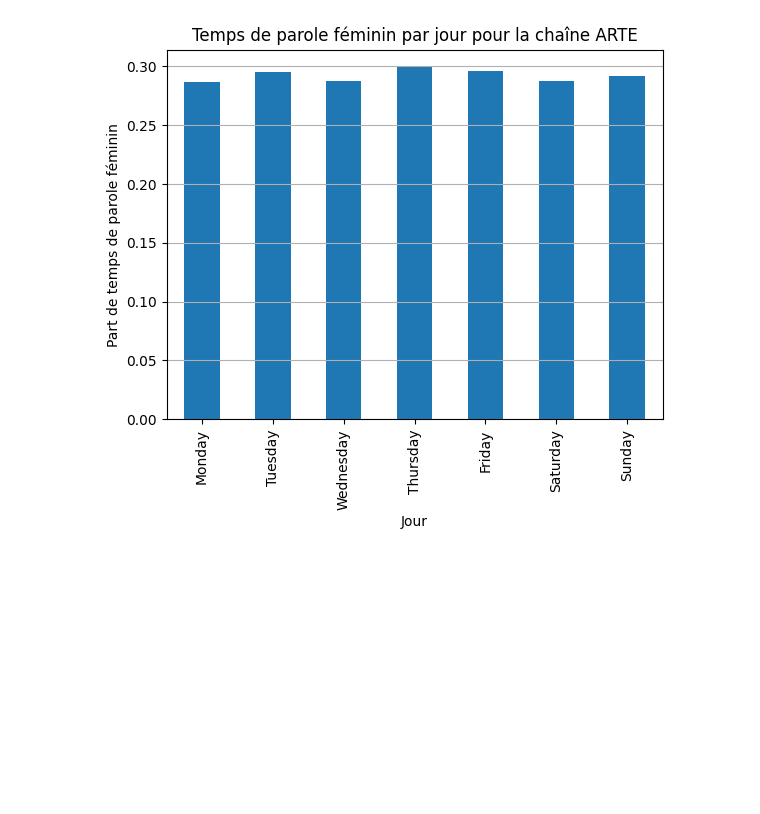
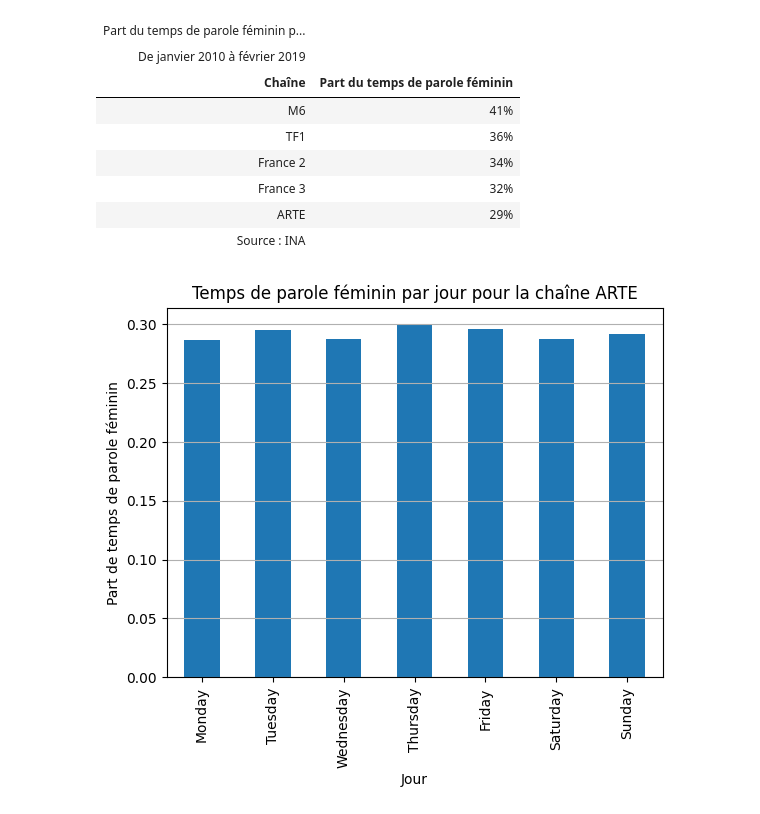
Before and after one commit to Gstrems/Projet_python_2A, a Jupyter notebook: stat_explo_parite.ipynb, the cells around one changed output. Drawn from its saved outputs; the diff is of its cells as text; code cells hidden in the pictures; blank space fills up the shorter version.

Commit message:
temps de parole feminin par chaine

```diff
--- a/stat_explo_parite.ipynb
+++ b/stat_explo_parite.ipynb
@@ -25,10 +25,33 @@ parite_chaine = parite_chaine.sort_values(by='proportion_female', ascending=Fals
 # %%
+# Affichage de la part de parole féminine par chaîne
+
 (
-    GT(table_voix)
-    .tab_header(title="Elections", subtitle=f"Résultats du premier tour (10 avril 2022)")
-    .fmt_number(columns="Nombre de vote (total)", decimals=0, sep_mark=" ")
-    .fmt_percent(columns="Score(% exprimé)", decimals=2)
+    GT(parite_chaine[['channel_name', 'proportion_female']])
+    .tab_header(
+        title="Part du temps de parole féminin par chaîne",
+        subtitle="De janvier 2010 à février 2019"
+    )
+    .fmt_percent(columns="proportion_female", decimals=0)
+    .cols_label(
+        channel_name = "Chaîne",
+        proportion_female = "Part du temps de parole féminin"
+    )
+    .cols_width(cases={
+        'channel_name': '70px',
+        'proportion_female': '150px'
+    })
+    .tab_source_note("Source : INA")
 )
+# %% [output]
+| Part du temps de parole féminin p... |  |
+| De janvier 2010 à février 2019 |  |
+| Chaîne | Part du temps de parole féminin |
+| M6 | 41% |
+| TF1 | 36% |
+| France 2 | 34% |
+| France 3 | 32% |
+| ARTE | 29% |
+| Source : INA |  |
 # %%
 # Calcul du temps de parole masculin et fémnin par chaine et jour de la semaine
 
```
Also changed, not shown: parts of 2 cells of this notebook, 1 other file.
